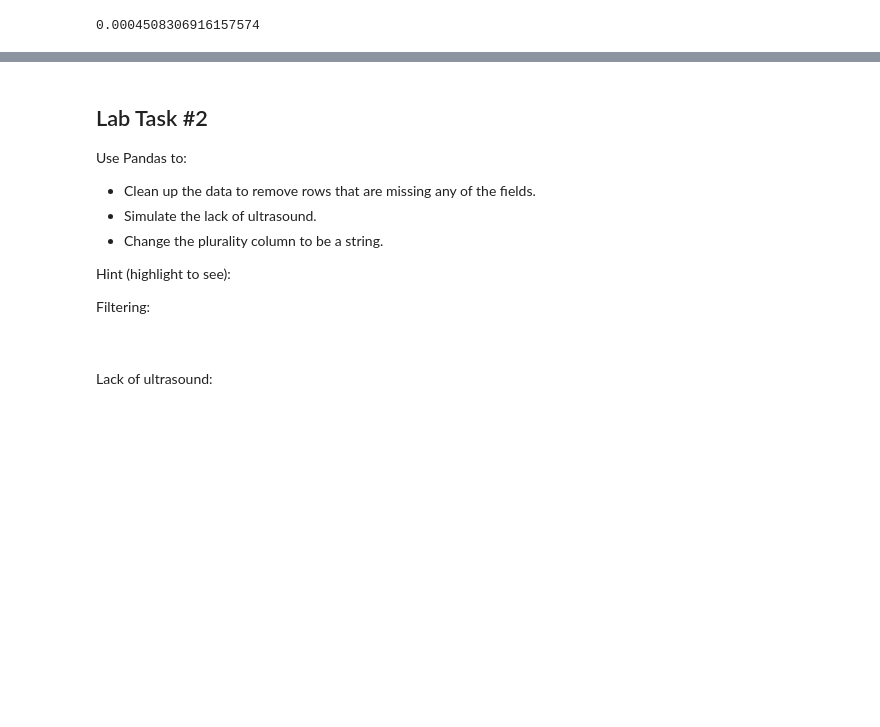
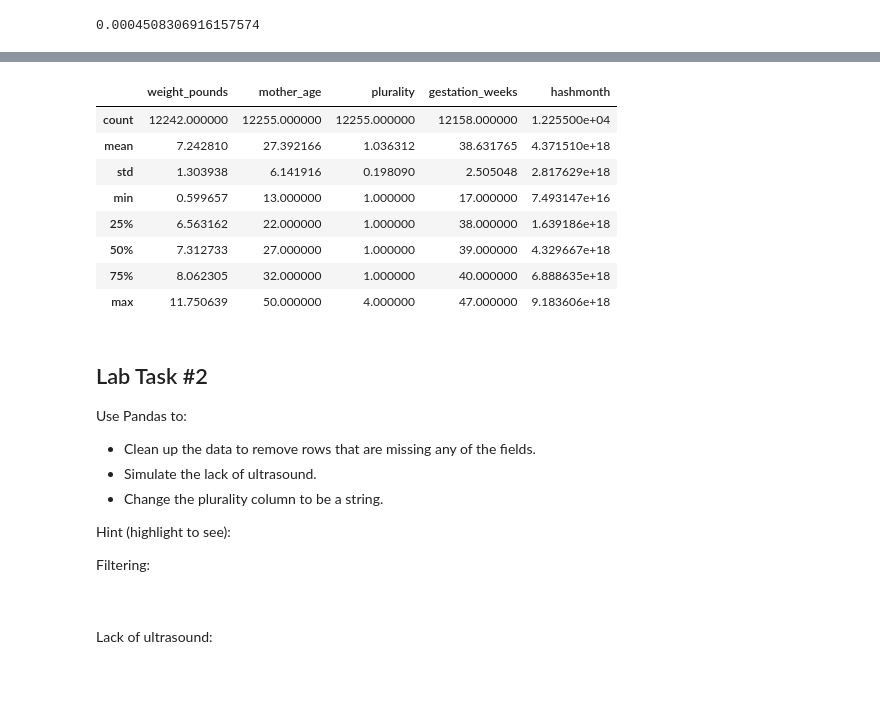
Before and after one commit to ingonader/gcp-ml-02-advanced-ml-with-tf-on-gcp, a Jupyter notebook: 01-end-to-end-ml-with-tf-on-gcp/labs/2_sample.ipynb, the cells around one changed output, grey strips where cells are left out. Saved outputs shown, nothing was run; the diff lists cells and outputs as text; code cells hidden in the pictures; blank space fills up the shorter version.

```diff
--- a/01-end-to-end-ml-with-tf-on-gcp/labs/2_sample.ipynb
+++ b/01-end-to-end-ml-with-tf-on-gcp/labs/2_sample.ipynb
@@ -190,3 +193,15 @@ dat_eval.head(n = 10)
+# %%
+dat_train_raw.describe()
+# %% [output]
+|  | weight_pounds | mother_age | plurality | gestation_weeks | hashmonth |
+| count | 12242.000000 | 12255.000000 | 12255.000000 | 12158.000000 | 1.225500e+04 |
+| mean | 7.242810 | 27.392166 | 1.036312 | 38.631765 | 4.371510e+18 |
+| std | 1.303938 | 6.141916 | 0.198090 | 2.505048 | 2.817629e+18 |
+| min | 0.599657 | 13.000000 | 1.000000 | 17.000000 | 7.493147e+16 |
+| 25% | 6.563162 | 22.000000 | 1.000000 | 38.000000 | 1.639186e+18 |
+| 50% | 7.312733 | 27.000000 | 1.000000 | 39.000000 | 4.329667e+18 |
+| 75% | 8.062305 | 32.000000 | 1.000000 | 40.000000 | 6.888635e+18 |
+| max | 11.750639 | 50.000000 | 4.000000 | 47.000000 | 9.183606e+18 |
 # %% [markdown]
 ## Lab Task #2
 
```
Also changed, not shown: parts of 15 cells of this notebook.
